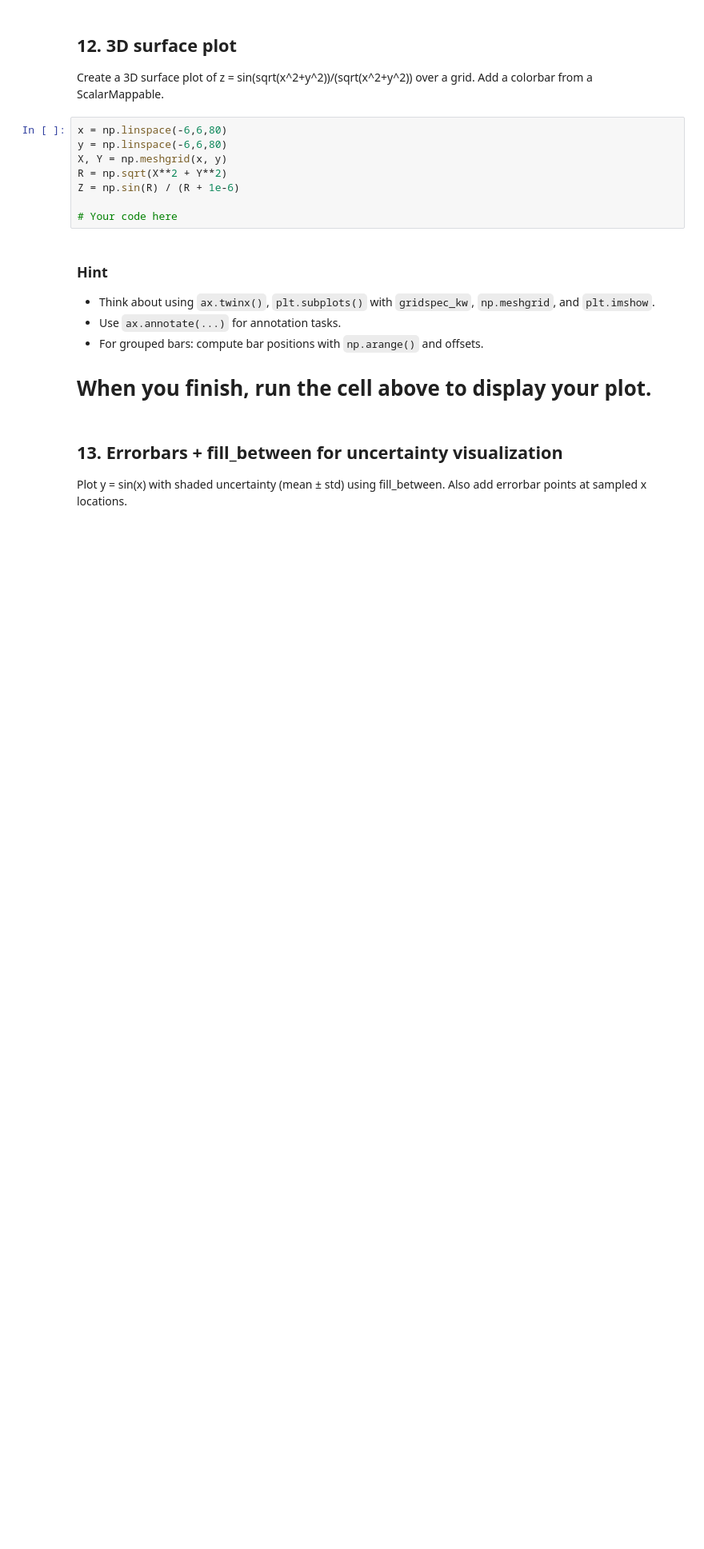
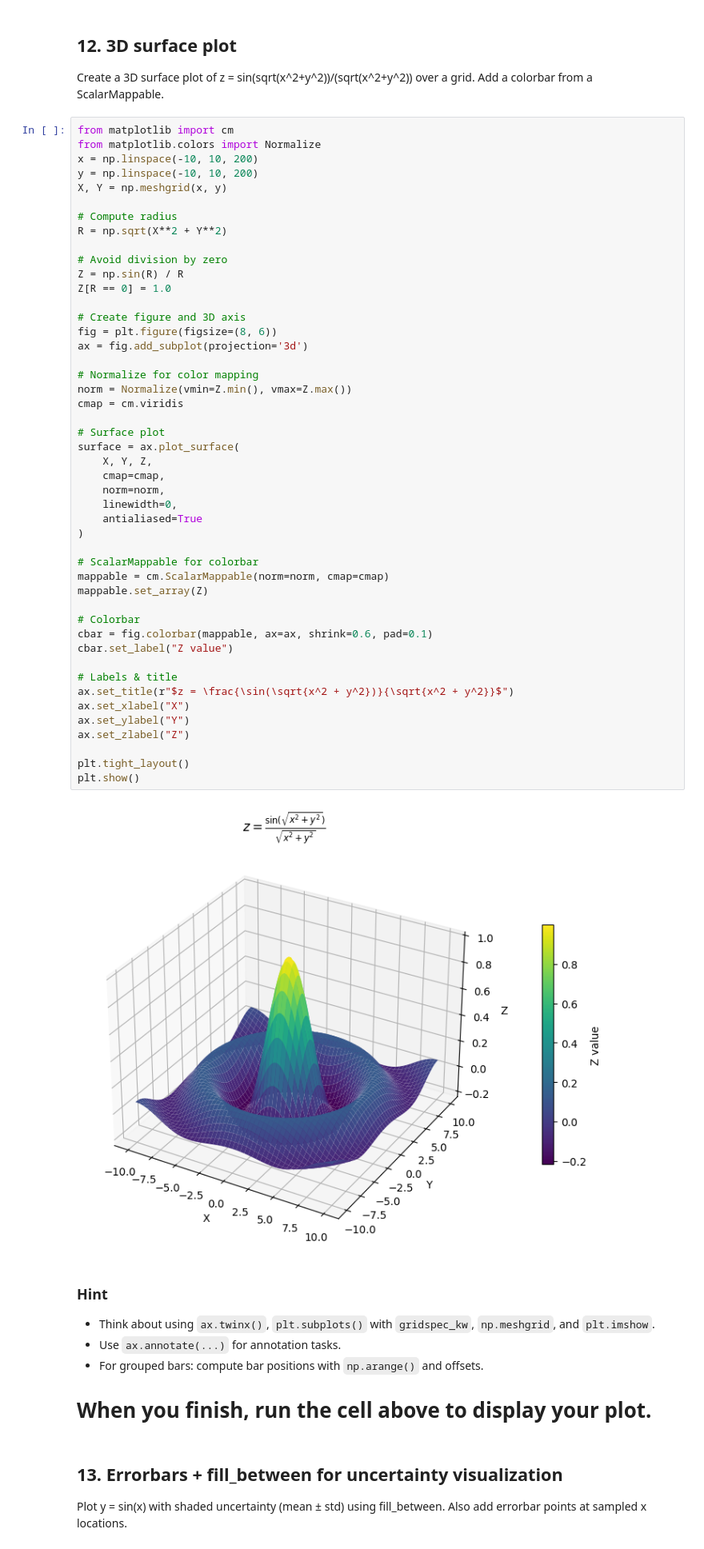
Before and after one commit to K-K-0/Matplotlib, a Jupyter notebook: matplotlib_practice_advanced.ipynb, the cells around one changed output. Shown at 80% size. Cells and saved outputs as stored; diff of their text form; blank space fills up the shorter version.

Commit message:
solving matplotlib question  10 to 15

```diff
--- a/matplotlib_practice_advanced.ipynb
+++ b/matplotlib_practice_advanced.ipynb
@@ -397,13 +397,54 @@ plt.show()
 
 Create a 3D surface plot of z = sin(sqrt(x^2+y^2))/(sqrt(x^2+y^2)) over a grid. Add a colorbar from a ScalarMappable.
 # %%
-x = np.linspace(-6,6,80)
-y = np.linspace(-6,6,80)
+from matplotlib import cm
+from matplotlib.colors import Normalize
+x = np.linspace(-10, 10, 200)
+y = np.linspace(-10, 10, 200)
 X, Y = np.meshgrid(x, y)
+
+# Compute radius
 R = np.sqrt(X**2 + Y**2)
-Z = np.sin(R) / (R + 1e-6)
 
-# Your code here
+# Avoid division by zero
+Z = np.sin(R) / R
+Z[R == 0] = 1.0
+
+# Create figure and 3D axis
+fig = plt.figure(figsize=(8, 6))
+ax = fig.add_subplot(projection='3d')
+
+# Normalize for color mapping
+norm = Normalize(vmin=Z.min(), vmax=Z.max())
+cmap = cm.viridis
+
+# Surface plot
+surface = ax.plot_surface(
+    X, Y, Z,
+    cmap=cmap,
+    norm=norm,
+    linewidth=0,
+    antialiased=True
+)
+
+# ScalarMappable for colorbar
+mappable = cm.ScalarMappable(norm=norm, cmap=cmap)
+mappable.set_array(Z)
+
+# Colorbar
+cbar = fig.colorbar(mappable, ax=ax, shrink=0.6, pad=0.1)
+cbar.set_label("Z value")
+
+# Labels & title
+ax.set_title(r"$z = \frac{\sin(\sqrt{x^2 + y^2})}{\sqrt{x^2 + y^2}}$")
+ax.set_xlabel("X")
+ax.set_ylabel("Y")
+ax.set_zlabel("Z")
+
+plt.tight_layout()
+plt.show()
+# %% [output]
+[figure, added]
 # %% [markdown]
 ### Hint
 - Think about using `ax.twinx()`, `plt.subplots()` with `gridspec_kw`, `np.meshgrid`, and `plt.imshow`.
```
Also changed, not shown: parts of 4 cells of this notebook.
